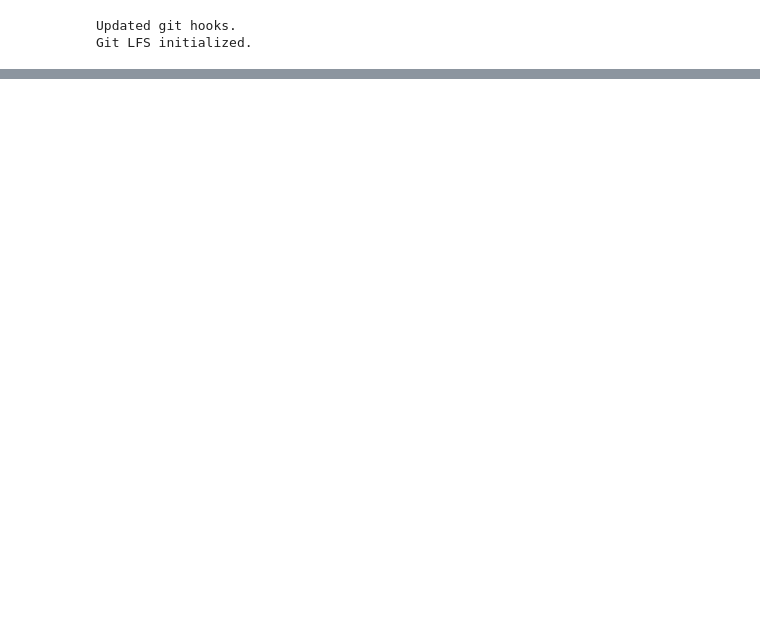
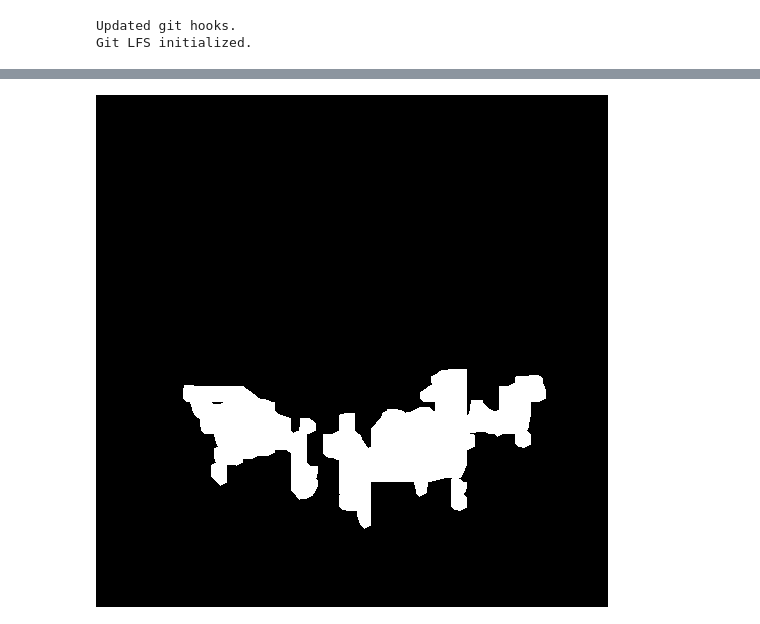
Before and after one commit to Brun0oO/Colab, a Jupyter notebook: Prompt_based_Image_In_Painting_powered_by_ClipSeg.ipynb, the cells around one changed output, grey strips where cells are left out. Drawn from its saved outputs; the diff is of its cells as text; code cells hidden in the pictures; blank space fills up the shorter version.

```diff
--- a/Prompt_based_Image_In_Painting_powered_by_ClipSeg.ipynb
+++ b/Prompt_based_Image_In_Painting_powered_by_ClipSeg.ipynb
@@ -158,3 +159,13 @@ Image.fromarray(bw_image)
+# %%
+# attempt to enhance the mask
+from PIL import Image
+kernel = cv2.getStructuringElement(cv2.MORPH_ELLIPSE, (4, 4))
+(thresh, binRed) = cv2.threshold(bw_image, 128, 255, cv2.THRESH_BINARY)
+smoothed = cv2.morphologyEx(bw_image, cv2.MORPH_OPEN, kernel, iterations=3)
+cv2.imwrite(filename,smoothed)
+Image.fromarray(smoothed)
+# %% [output]
+[figure, added]
 # %%
 init_image = Image.open('init_image.png')
 mask = Image.open('mask.png')
```
Also changed, not shown: parts of 19 cells of this notebook.
